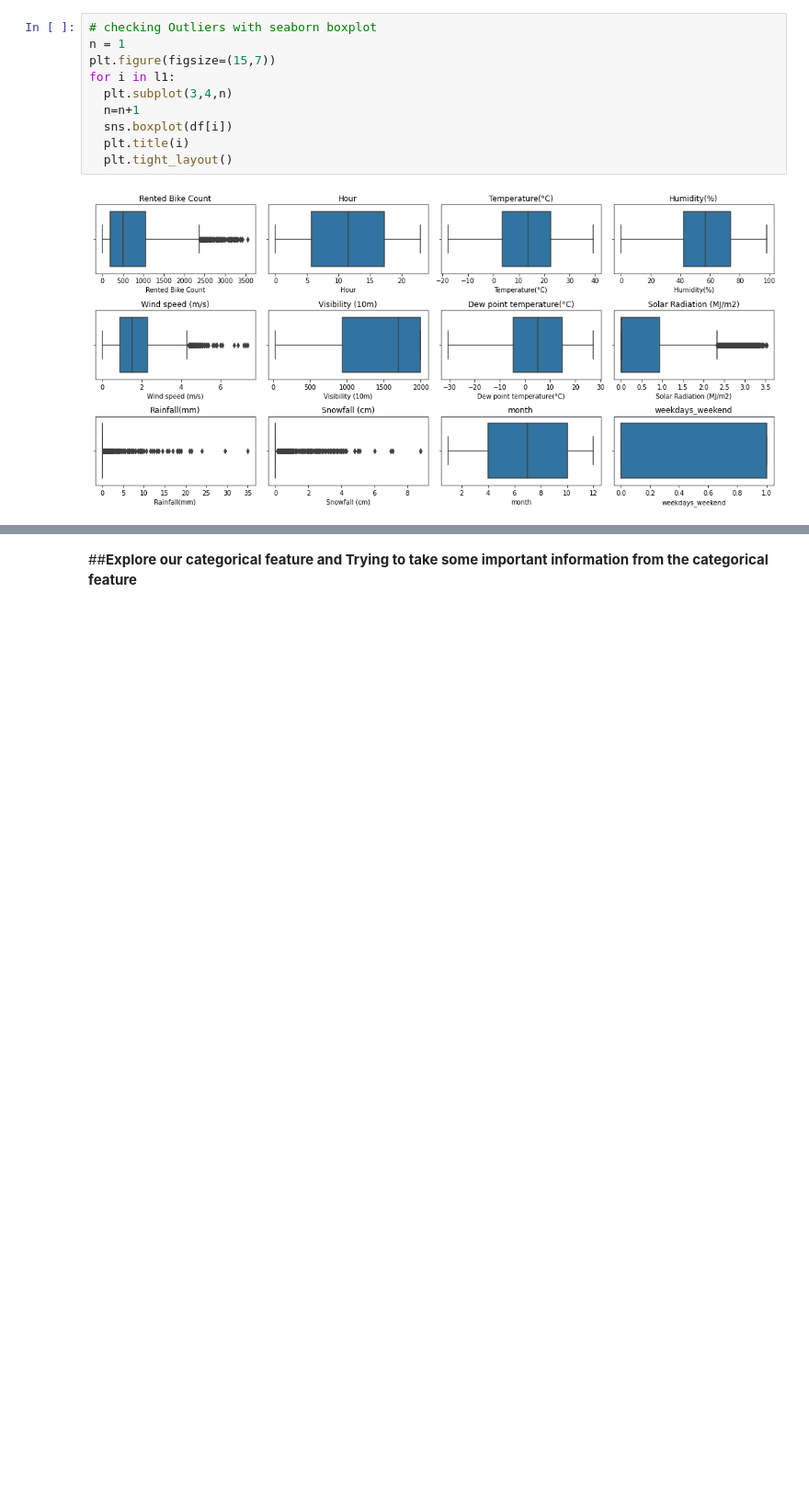
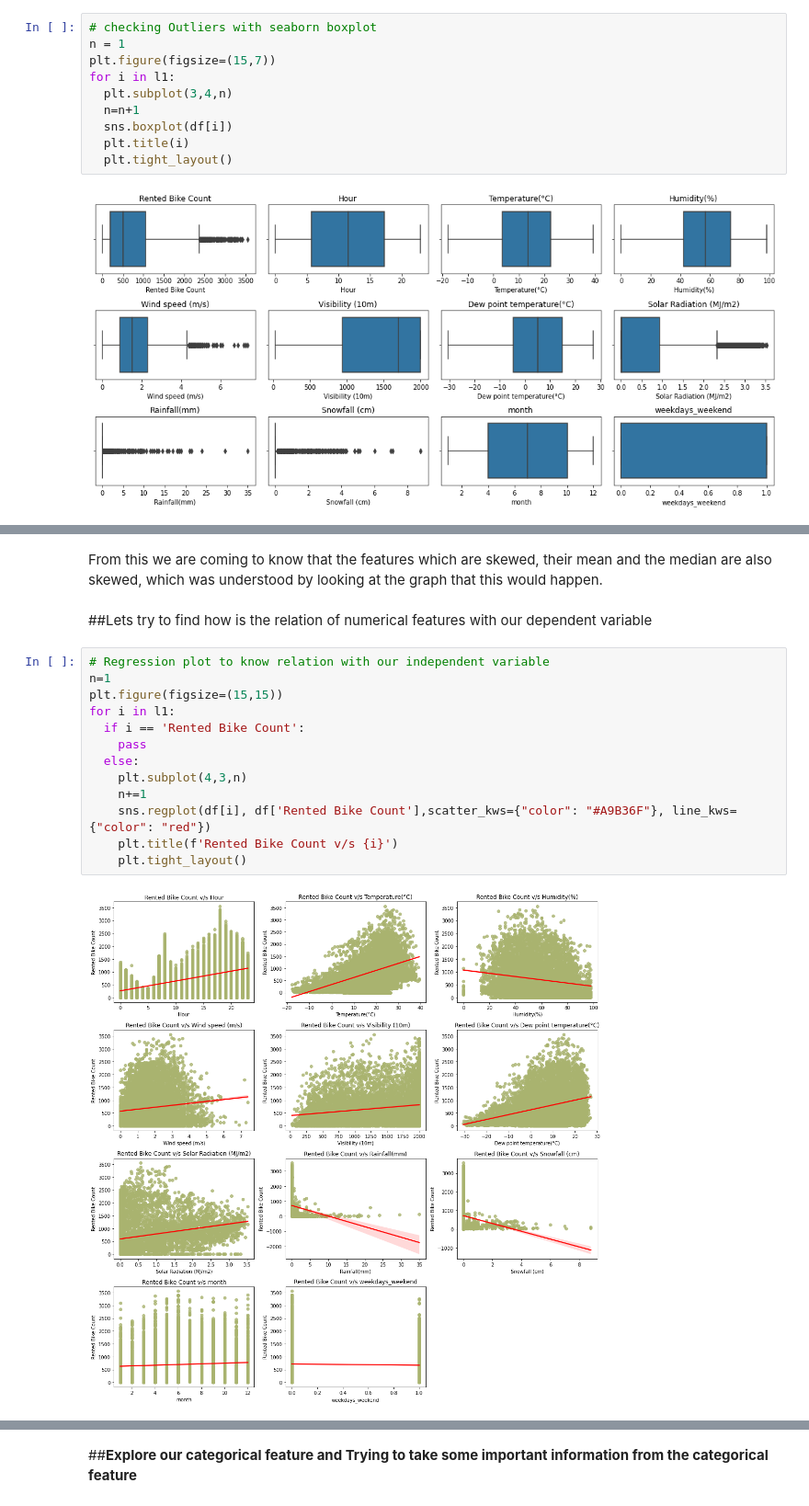
Before and after one commit to mohammadkaifee/Seoul-Bike-Sharing-Demand-Prediction, a Jupyter notebook: Bike_Sharing_Demand_Prediction_Capstone_Project.ipynb, the cells around one changed output, grey strips where cells are left out. Shown at 92% size. Drawn from its saved outputs; the diff is of its cells as text; blank space fills up the shorter version.

```diff
--- a/Bike_Sharing_Demand_Prediction_Capstone_Project.ipynb
+++ b/Bike_Sharing_Demand_Prediction_Capstone_Project.ipynb
@@ -197,0 +217,19 @@ for i in l1:
+# %% [markdown]
+From this we are coming to know that the features which are skewed, their mean and the median are also skewed, which was understood by looking at the graph that this would happen.
+# %% [markdown]
+##Lets try to find how is the relation of numerical features with our dependent variable
+# %%
+# Regression plot to know relation with our independent variable
+n=1
+plt.figure(figsize=(15,15))
+for i in l1:
+  if i == 'Rented Bike Count':
+    pass
+  else:
+    plt.subplot(4,3,n)
+    n+=1
+    sns.regplot(df[i], df['Rented Bike Count'],scatter_kws={"color": "#A9B36F"}, line_kws={"color": "red"})
+    plt.title(f'Rented Bike Count v/s {i}')
+    plt.tight_layout()
+# %% [output]
+[figure, added]
```
Also changed, not shown: parts of 16 cells of this notebook.
